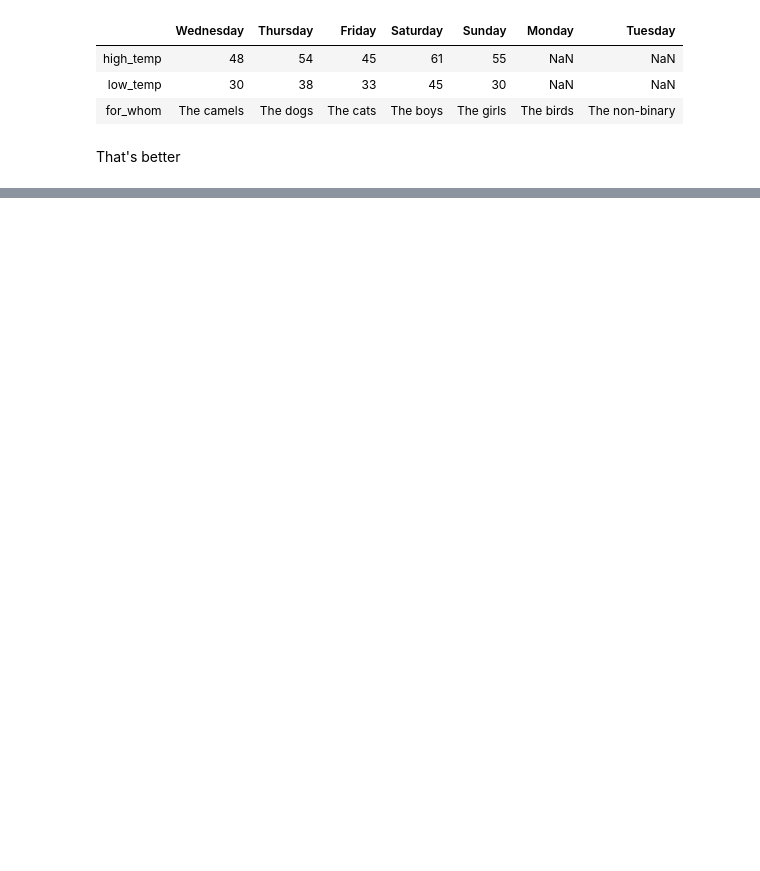
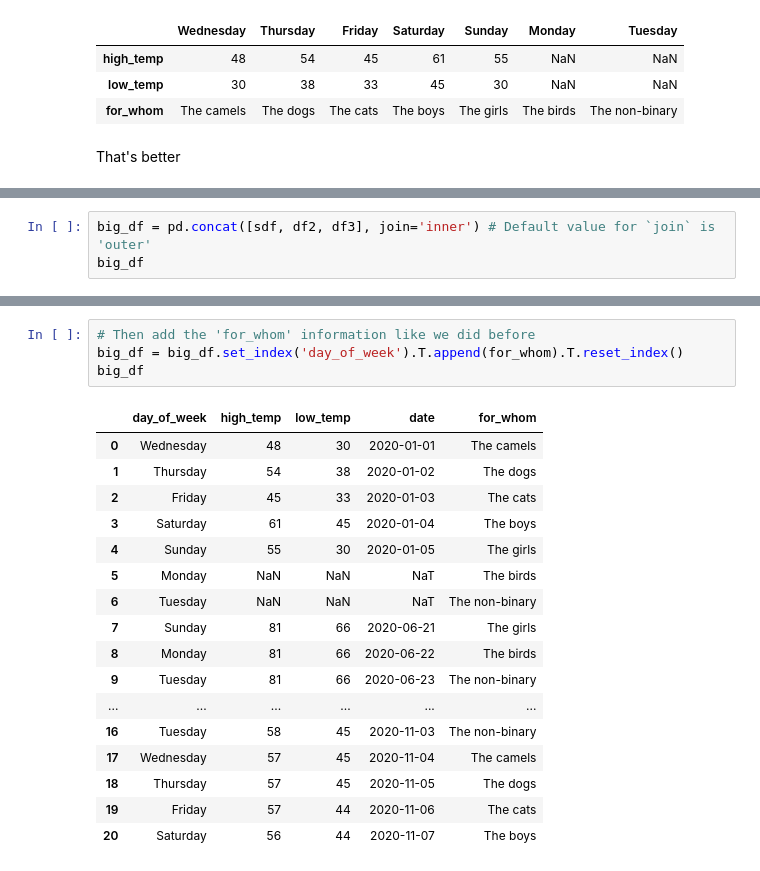
Before and after one commit to clemente-lab/mmeds-meta, a Jupyter notebook: pandas_presentation.ipynb, the cells around one changed output, grey strips where cells are left out. Cells and saved outputs as stored; diff of their text form; blank space fills up the shorter version.

```diff
--- a/pandas_presentation.ipynb
+++ b/pandas_presentation.ipynb
@@ -343,0 +518,3 @@ Notice the Week days now have the column label 'index'. The original label was l
+# %%
+big_df = pd.concat([sdf, df2, df3], join='inner') # Default value for `join` is 'outer'
+big_df
@@ -343,0 +539,22 @@ Notice the Week days now have the column label 'index'. The original label was l
+# %%
+# Then add the 'for_whom' information like we did before
+big_df = big_df.set_index('day_of_week').T.append(for_whom).T.reset_index()
+big_df
+# %% [output]
+|  | day_of_week | high_temp | low_temp | date | for_whom |
+| 0 | Wednesday | 48 | 30 | 2020-01-01 | The camels |
+| 1 | Thursday | 54 | 38 | 2020-01-02 | The dogs |
+| 2 | Friday | 45 | 33 | 2020-01-03 | The cats |
+| 3 | Saturday | 61 | 45 | 2020-01-04 | The boys |
+| 4 | Sunday | 55 | 30 | 2020-01-05 | The girls |
+| 5 | Monday | NaN | NaN | NaT | The birds |
+| 6 | Tuesday | NaN | NaN | NaT | The non-binary |
+| 7 | Sunday | 81 | 66 | 2020-06-21 | The girls |
+| 8 | Monday | 81 | 66 | 2020-06-22 | The birds |
+| 9 | Tuesday | 81 | 66 | 2020-06-23 | The non-binary |
+| ... | ... | ... | ... | ... | ... |
+| 16 | Tuesday | 58 | 45 | 2020-11-03 | The non-binary |
+| 17 | Wednesday | 57 | 45 | 2020-11-04 | The camels |
+| 18 | Thursday | 57 | 45 | 2020-11-05 | The dogs |
+| 19 | Friday | 57 | 44 | 2020-11-06 | The cats |
+| 20 | Saturday | 56 | 44 | 2020-11-07 | The boys |
```
Also changed, not shown: parts of 31 cells of this notebook, 1 other file.
